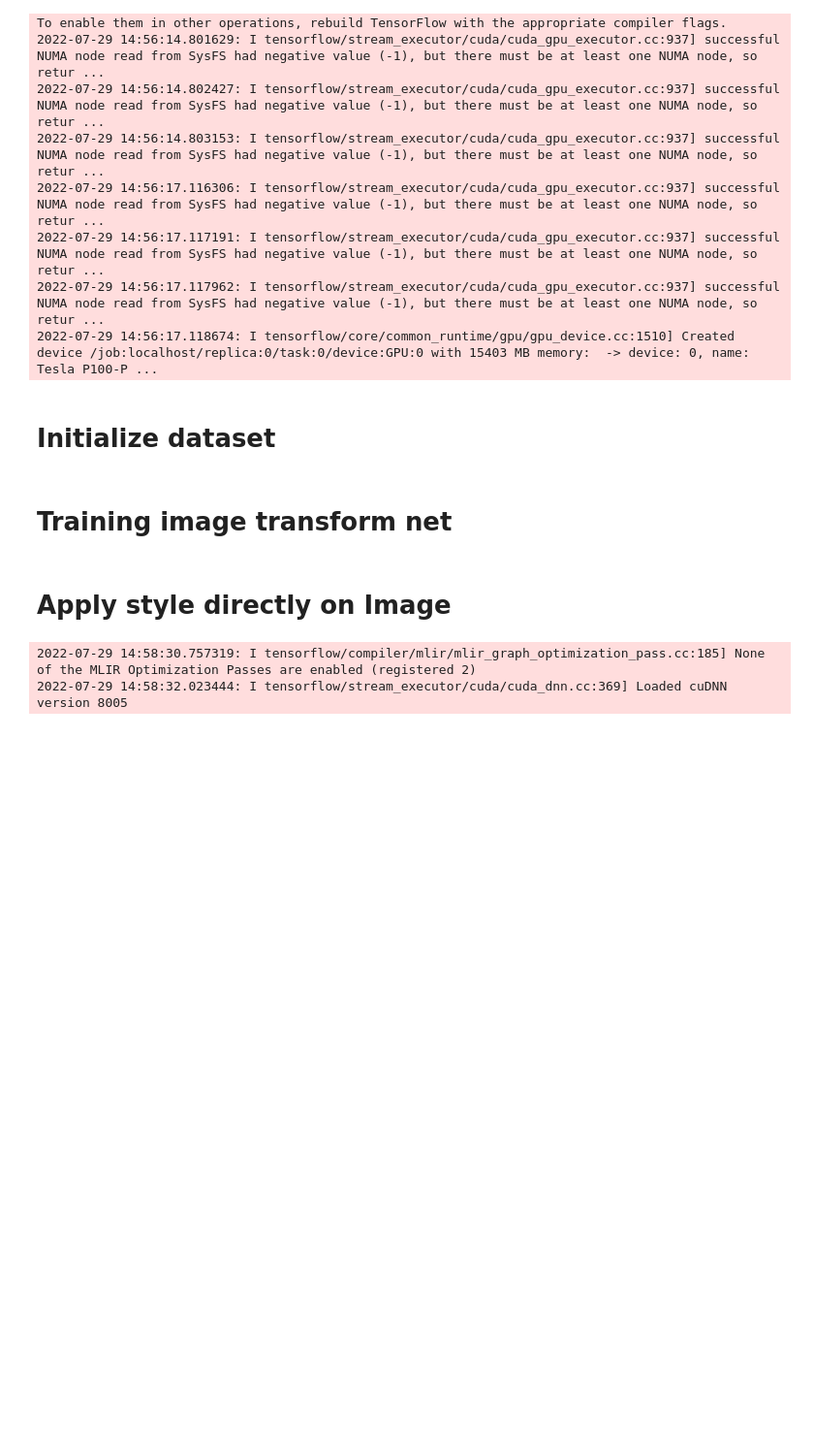
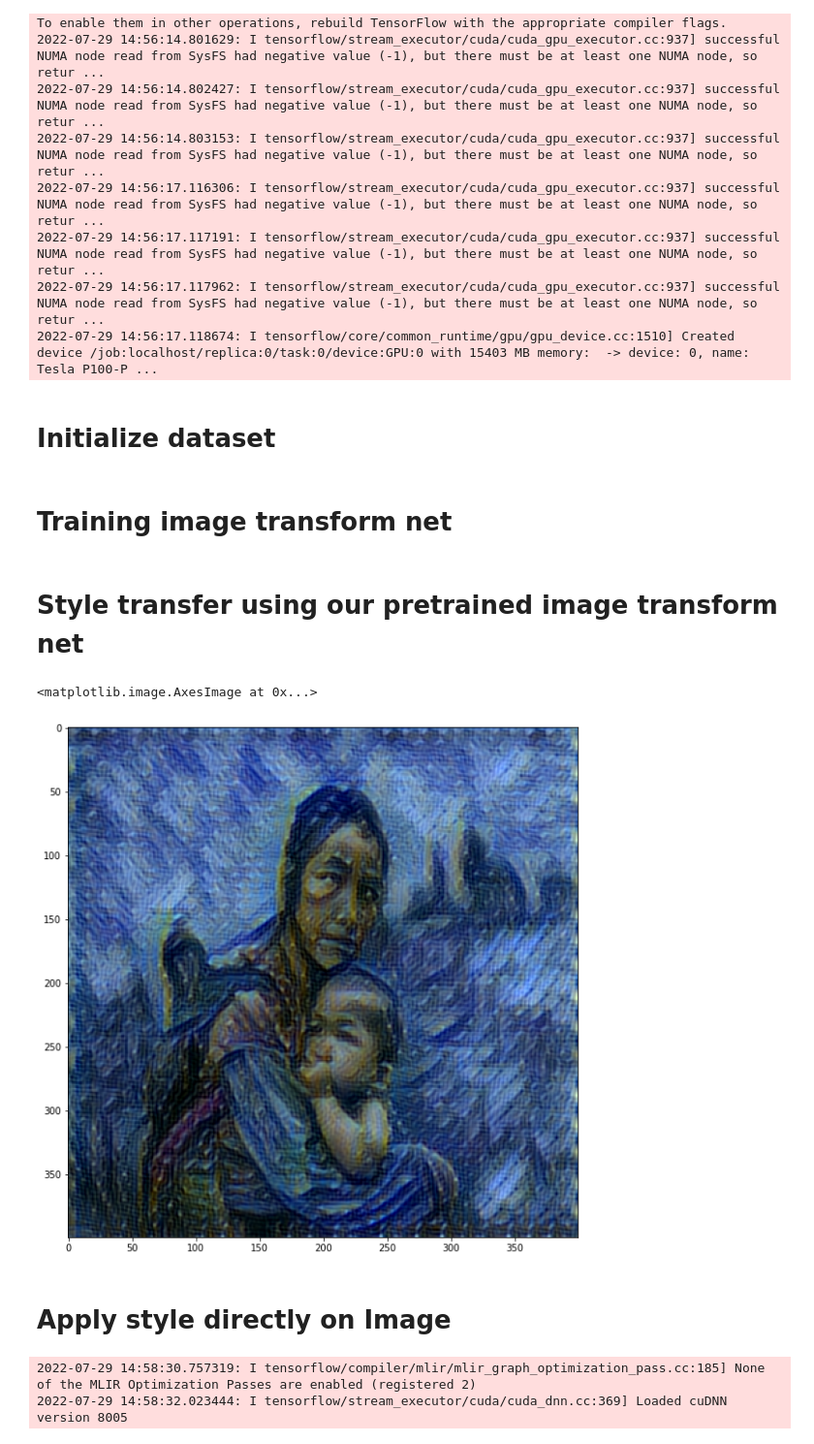
Before and after one commit to Kawwie/Neural-Style-Transfer, a Jupyter notebook: neural-style-transfer.ipynb, the cells around one changed output. Shown: that part at 97% size. Cells and saved outputs as stored; diff of their text form; code cells hidden in the pictures; blank space fills up the shorter version.

Commit message:
Kaggle Notebook | Neural Style Transfer | Version 2

```diff
--- a/neural-style-transfer.ipynb
+++ b/neural-style-transfer.ipynb
@@ -235,6 +235,16 @@ for epoch in range(epochs):
         loss = train_step(x)
         if(step % 200 == 0):
             print(f"Epoch {epoch}, step {step}: loss={loss:.2f}")
+# %% [markdown]
+# **Style transfer using our pretrained image transform net**
+# %%
+pretrained_model = keras.models.load_model('../input/modelss/model.h5')
+img = pretrained_model.predict(base_image)
+fig = plt.figure(figsize = (10,10))
+plt.imshow(deprocess_img(img[0]))
+# %% [output]
+<matplotlib.image.AxesImage at 0x...>
+[figure, added]
 # %% [markdown]
 # **Apply style directly on Image**
 # %%
```
Also changed, not shown: parts of 3 cells of this notebook.
